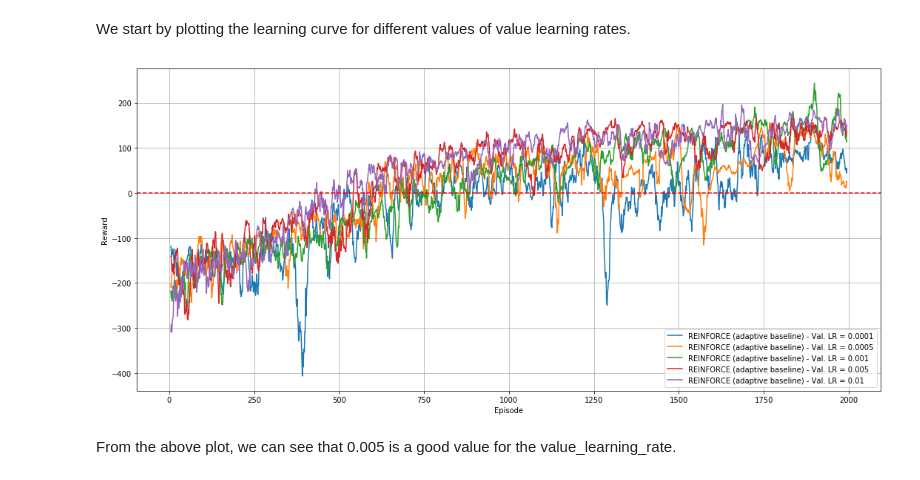
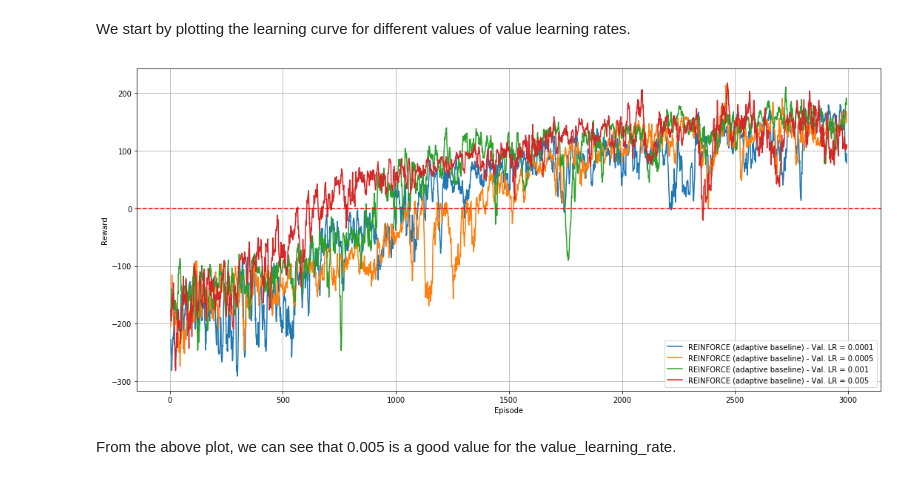
Before and after one commit to franckdess/ANN_Project3-Reinforcement_Learning, a Jupyter notebook: miniproject3_2019.ipynb, the cells around one changed output. Saved outputs shown, nothing was run; the diff lists cells and outputs as text; code cells hidden in the pictures.

```diff
--- a/miniproject3_2019.ipynb
+++ b/miniproject3_2019.ipynb
@@ -488,16 +502,3 @@ TECHNICAL NOTE: Some textbooks may refer to this approach as "Actor-Critic", whe
 ### Solution
 # %% [markdown]
 We start by plotting the learning curve for different values of value learning rates.
-# %%
-# Set the parameters
-results = Results()
-adam_lr = 0.001
-value_learning_rates = [adam_lr/10, adam_lr/2, adam_lr, adam_lr*5, adam_lr*10]
-# %%
-# With adaptive baseline
-for value_learning_rate in value_learning_rates:
-    episodes, agent = run_experiment("REINFORCE (adaptive baseline) - Val. LR = {}".format(value_learning_rate),
-                                     discrete_env, num_episodes, policy_learning_rate, value_learning_rate,
-                                     baseline='adaptive')
-# %% [output]
-[figure, removed]
@@ -507,2 +505,20 @@ results.save('Plots/value_learning_rates_comparison')
+# %%
+try:
+    # If the results are stored load and plot them
+    results = Results(filename='Plots/value_learning_rates_comparison.npz')
+    results.plot(10)
+except IOError:
+    # Otherwise set the parameters and run the value learning rate comparison
+    adam_lr = 0.001
+    value_learning_rates = [adam_lr/10, adam_lr/2, adam_lr, adam_lr*5]
+    results = Results()
+    for value_learning_rate in value_learning_rates:
+        episodes, agent = run_experiment("REINFORCE (adaptive baseline) - Val. LR = {}".format(value_learning_rate),
+                                         discrete_env, num_episodes, policy_learning_rate, value_learning_rate,
+                                         baseline='adaptive')
+    # Save the above plot
+    results.save('Plots/policy_learning_rates_comparison')
+# %% [output]
+[figure, added]
 # %% [markdown]
 From the above plot, we can see that 0.005 is a good value for the value_learning_rate.
```
Also changed, not shown: parts of 19 cells of this notebook, 8 other files.
